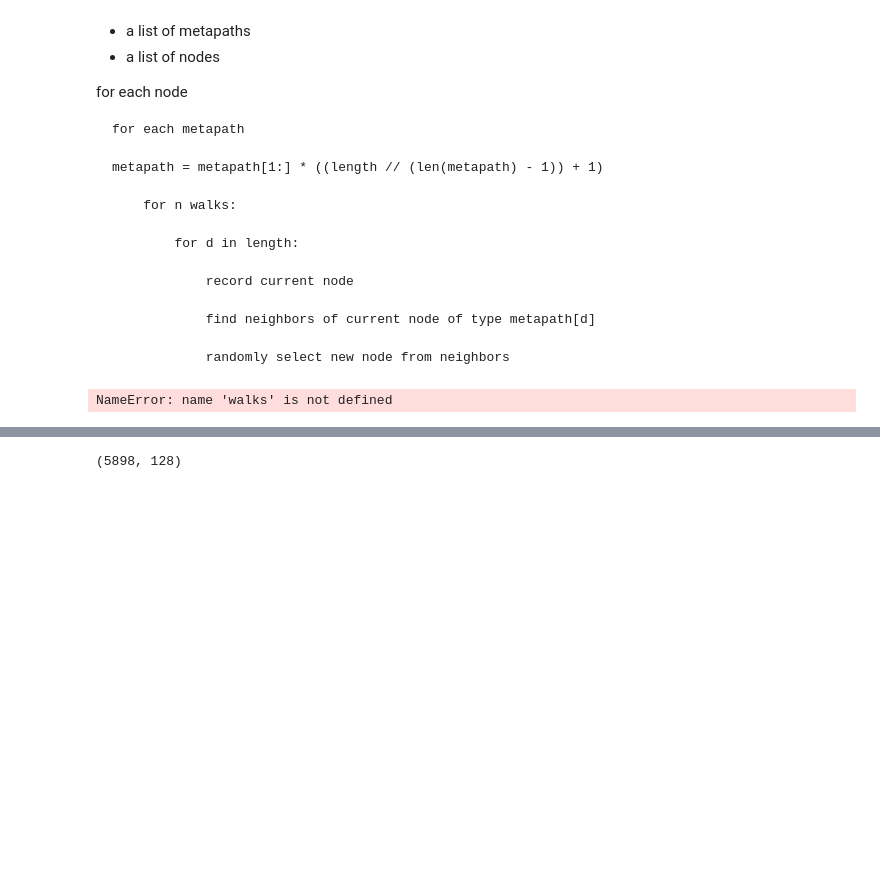
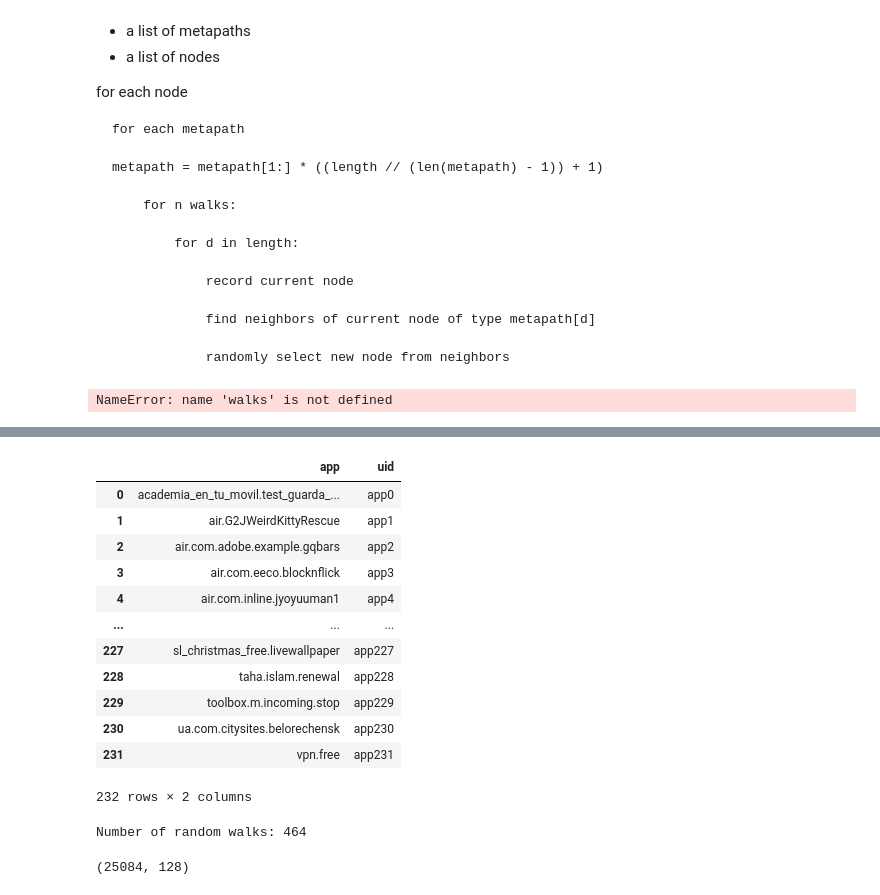
Before and after one commit to rcgonzalez9061/m2v-adversarial-hindroid, a Jupyter notebook: notebooks/Dev.ipynb, the cells around one changed output, grey strips where cells are left out. Saved outputs shown, nothing was run; the diff lists cells and outputs as text; code cells hidden in the pictures; blank space fills up the shorter version.

```diff
--- a/notebooks/Dev.ipynb
+++ b/notebooks/Dev.ipynb
@@ -214,17 +167,33 @@ g = StellarGraph(nodes = {
+# %%
+list(pd.read_csv(os.path.join("data/out/random-apps/", 'app_map.csv')).uid)
+# %% [output]
+|  | app | uid |
+| 0 | academia_en_tu_movil.test_guarda_... | app0 |
+| 1 | air.G2JWeirdKittyRescue | app1 |
+| 2 | air.com.adobe.example.gqbars | app2 |
+| 3 | air.com.eeco.blocknflick | app3 |
+| 4 | air.com.inline.jyoyuuman1 | app4 |
+| ... | ... | ... |
+| 227 | sl_christmas_free.livewallpaper | app227 |
+| 228 | taha.islam.renewal | app228 |
+| 229 | toolbox.m.incoming.stop | app229 |
+| 230 | ua.com.citysites.belorechensk | app230 |
+| 231 | vpn.free | app231 |
+232 rows × 2 columns
 # %%
-walk_length = 50  # maximum length of a random walk to use throughout this notebook
+walk_length = 100  # maximum length of a random walk to use throughout this notebook
 
 # specify the metapath schemas as a list of lists of node types.
 metapaths = [
-    ["app", "api", "app"],
-    [app, api, method, api, app]
+    ['app', 'api', 'app'],
+    ['app', 'api', 'method', 'api', 'app']
 ]
 
 # Create the random walker
 rw = UniformRandomMetaPathWalk(g)
 
 walks = rw.run(
-    nodes=list(apps.uid),  # root nodes
+    nodes=list(list(pd.read_csv(os.path.join("data/out/random-apps/", 'app_map.csv')).uid)),  # root nodes
     length=walk_length,  # maximum length of a random walk
     n=1,  # number of random walks per root node
     metapaths=metapaths,  # the metapaths
@@ -235,4 +204,5 @@ print("Number of random walks: {}".format(len(walks)))
 model = Word2Vec(walks, size=128, window=5, min_count=0, sg=1, workers=9, iter=1)
 model.wv.vectors.shape  # 128-dimensional vector for each node in the graph
 # %% [output]
-(5898, 128)
+Number of random walks: 464
+(25084, 128)
```
Also changed, not shown: parts of 19 cells of this notebook, 9 other files.
